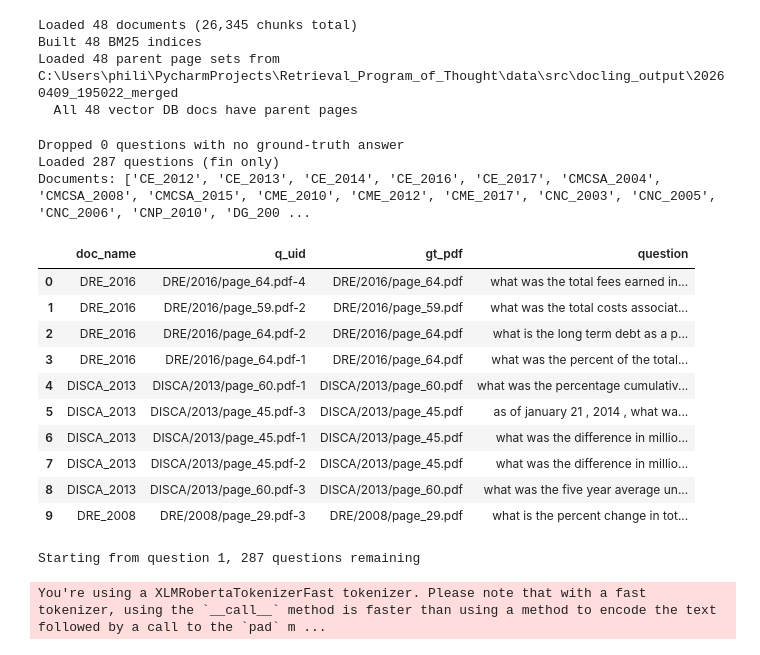
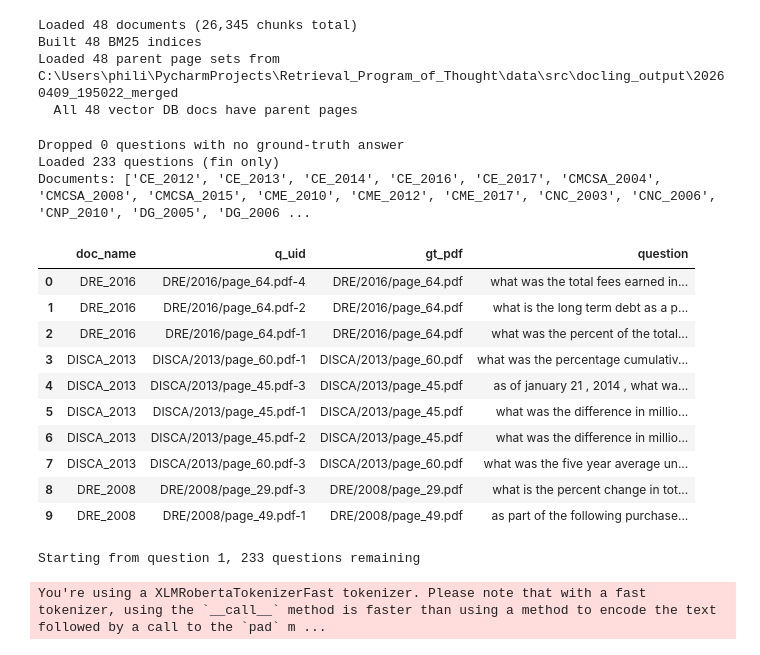
Before and after one commit to PhilippBehne/retrieval_program_of_thought, a Jupyter notebook: code/pot_qwq.ipynb, the cells around one changed output. Saved outputs shown, nothing was run; the diff lists cells and outputs as text; code cells hidden in the pictures.

```diff
--- a/code/pot_qwen3_coder.ipynb
+++ b/code/pot_qwq.ipynb
@@ -125,44 +125,44 @@ Loaded 48 parent page sets from C:\Users\phili\PycharmProjects\Retrieval_Program
 # %%
 ## Cell 2 — Load QA Benchmark
 QA_DIR = PROJECT_ROOT / "data" / "qa"
 
-df = pd.read_csv(QA_DIR / "fin_qa_filtered.csv", sep="|")
+df = pd.read_csv(QA_DIR / "fin_qa_filtered_max13k.csv", sep="|")
 df["source"] = "fin"
 
 # Drop questions where both answers are NaN
 before = len(df)
 df = df.dropna(subset=["answer_1", "answer_2"], how="all").reset_index(drop=True)
 print(f"Dropped {before - len(df)} questions with no ground-truth answer")
 
 # Extract ground-truth page from q_uid  (e.g. 'ADI/2009/page_49.pdf-1' → 'ADI/2009/page_49.pdf')
 df["gt_pdf"] = df["q_uid"].str.rsplit("-", n=1).str[0]
 
 print(f"Loaded {len(df)} questions (fin only)")
 print(f"Documents: {sorted(df['doc_name'].unique())}")
 print()
 df[["doc_name", "q_uid", "gt_pdf", "question"]].head(10)
 # %% [output]
 Dropped 0 questions with no ground-truth answer
-Loaded 287 questions (fin only)
-Documents: ['CE_2012', 'CE_2013', 'CE_2014', 'CE_2016', 'CE_2017', 'CMCSA_2004', 'CMCSA_2008', 'CMCSA_2015', 'CME_2010', 'CME_2012', 'CME_2017', 'CNC_2003', 'CNC_2005', 'CNC_2006', 'CNP_2010', 'DG_200 ...
+Loaded 233 questions (fin only)
+Documents: ['CE_2012', 'CE_2013', 'CE_2014', 'CE_2016', 'CE_2017', 'CMCSA_2004', 'CMCSA_2008', 'CMCSA_2015', 'CME_2010', 'CME_2012', 'CME_2017', 'CNC_2003', 'CNC_2006', 'CNP_2010', 'DG_2005', 'DG_2006 ...
 |  | doc_name | q_uid | gt_pdf | question |
 | 0 | DRE_2016 | DRE/2016/page_64.pdf-4 | DRE/2016/page_64.pdf | what was the total fees earned in... |
-| 1 | DRE_2016 | DRE/2016/page_59.pdf-2 | DRE/2016/page_59.pdf | what was the total costs associat... |
-| 2 | DRE_2016 | DRE/2016/page_64.pdf-2 | DRE/2016/page_64.pdf | what is the long term debt as a p... |
-| 3 | DRE_2016 | DRE/2016/page_64.pdf-1 | DRE/2016/page_64.pdf | what was the percent of the total... |
-| 4 | DISCA_2013 | DISCA/2013/page_60.pdf-1 | DISCA/2013/page_60.pdf | what was the percentage cumulativ... |
-| 5 | DISCA_2013 | DISCA/2013/page_45.pdf-3 | DISCA/2013/page_45.pdf | as of january 21 , 2014 , what wa... |
-| 6 | DISCA_2013 | DISCA/2013/page_45.pdf-1 | DISCA/2013/page_45.pdf | what was the difference in millio... |
-| 7 | DISCA_2013 | DISCA/2013/page_45.pdf-2 | DISCA/2013/page_45.pdf | what was the difference in millio... |
-| 8 | DISCA_2013 | DISCA/2013/page_60.pdf-3 | DISCA/2013/page_60.pdf | what was the five year average un... |
-| 9 | DRE_2008 | DRE/2008/page_29.pdf-3 | DRE/2008/page_29.pdf | what is the percent change in tot... |
+| 1 | DRE_2016 | DRE/2016/page_64.pdf-2 | DRE/2016/page_64.pdf | what is the long term debt as a p... |
+| 2 | DRE_2016 | DRE/2016/page_64.pdf-1 | DRE/2016/page_64.pdf | what was the percent of the total... |
+| 3 | DISCA_2013 | DISCA/2013/page_60.pdf-1 | DISCA/2013/page_60.pdf | what was the percentage cumulativ... |
+| 4 | DISCA_2013 | DISCA/2013/page_45.pdf-3 | DISCA/2013/page_45.pdf | as of january 21 , 2014 , what wa... |
+| 5 | DISCA_2013 | DISCA/2013/page_45.pdf-1 | DISCA/2013/page_45.pdf | what was the difference in millio... |
+| 6 | DISCA_2013 | DISCA/2013/page_45.pdf-2 | DISCA/2013/page_45.pdf | what was the difference in millio... |
+| 7 | DISCA_2013 | DISCA/2013/page_60.pdf-3 | DISCA/2013/page_60.pdf | what was the five year average un... |
+| 8 | DRE_2008 | DRE/2008/page_29.pdf-3 | DRE/2008/page_29.pdf | what is the percent change in tot... |
+| 9 | DRE_2008 | DRE/2008/page_49.pdf-1 | DRE/2008/page_49.pdf | as part of the following purchase... |
 # %%
 # ── Ab welcher Frage starten? (1-based, 1 = alle) ──
 SKIP_TO = 1
 df = df.iloc[SKIP_TO - 1:].reset_index(drop=True)
 print(f"Starting from question {SKIP_TO}, {len(df)} questions remaining")
 # %% [output]
-Starting from question 1, 287 questions remaining
+Starting from question 1, 233 questions remaining
 # %%
 ## Cell 3 — Few-Shot Example Pool + Embeddings (PoT)
 
```
Also changed, not shown: parts of 3 cells of this notebook, 5 other files.
